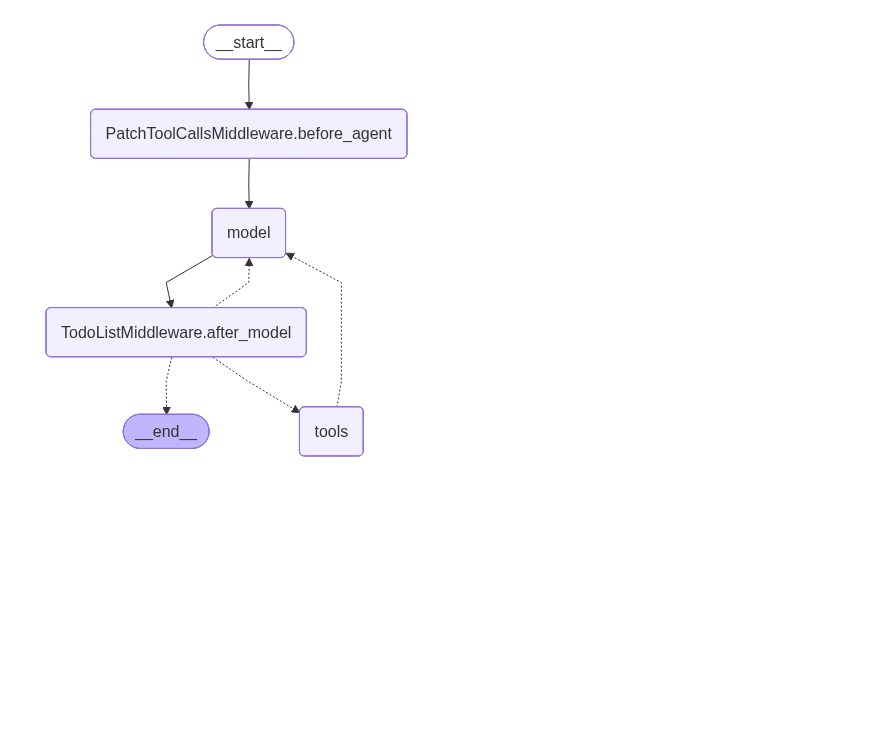
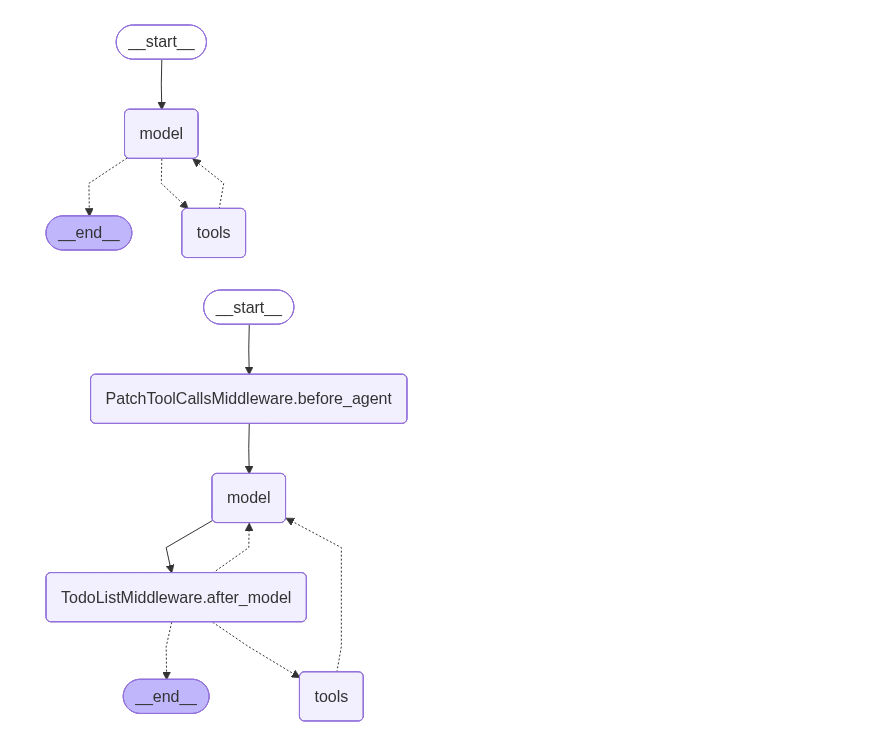
Before and after one commit to Praveenk2324/DeepAgentDemo, a Jupyter notebook: deepagentsdemo/basics.ipynb, the cells around one changed output. Saved outputs shown, nothing was run; the diff lists cells and outputs as text; code cells hidden in the pictures; blank space fills up the shorter version.

Commit message:
DeepAgent Basics

```diff
--- a/deepagentsdemo/basics.ipynb
+++ b/deepagentsdemo/basics.ipynb
@@ -32,2 +32,12 @@ from langchain.chat_models import init_chat_model
 model = init_chat_model('google_genai:gemini-3.5-flash')
+# %%
+from langchain.agents import create_agent
+
+simple_agent=create_agent(
+    model=model,
+    tools=[web_Search]
+)
+simple_agent
+# %% [output]
+[figure, added]
 # %%
```
Also changed, not shown: parts of 6 cells of this notebook, 1 other file.
